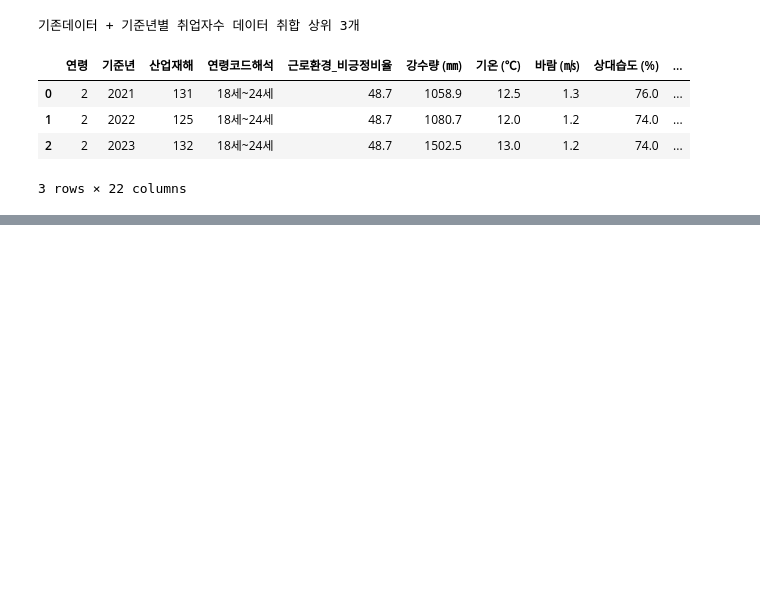
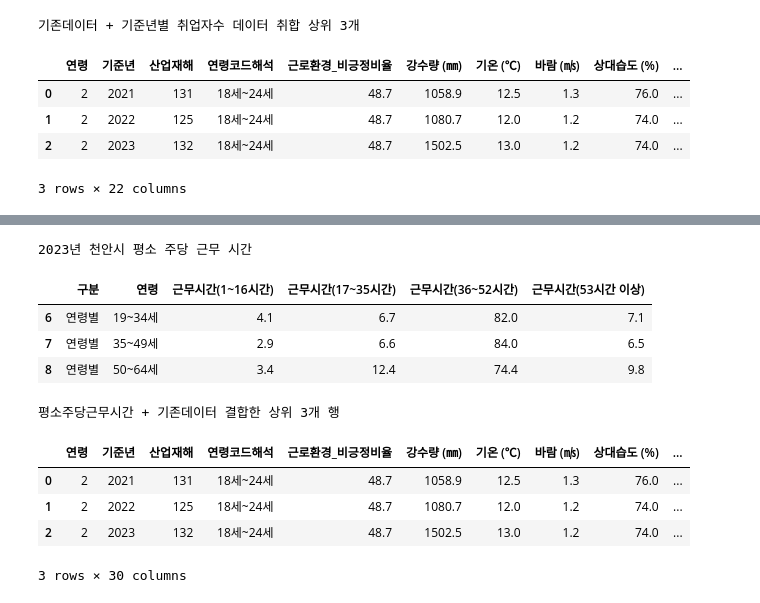
Before and after one commit to starpilpython/cheonan_data_contest, a Jupyter notebook: 분석보고서.ipynb, the cells around one changed output, grey strips where cells are left out. Cells and saved outputs as stored; diff of their text form; code cells hidden in the pictures; blank space fills up the shorter version.

```diff
--- a/분석보고서.ipynb
+++ b/분석보고서.ipynb
@@ -429,0 +442,14 @@ cheonan_oa_df_final
+# %%
+tax_independ = pd.read_csv(r'1. 기초자료\입력변수\천안시_지방재정자립지표.csv')
+tax_independ = tax_independ.T
+tax_independ.columns = tax_independ.iloc[0]
+tax_independ = tax_independ.iloc[2:]
+tax_independ = tax_independ.reset_index(names='기준년')
+tax_independ.columns = ['기준년', '재정자립도', '재정자주도', '기준재정 수요충족도(재정력지수)']
+tax_independ['기준년'] = tax_independ['기준년'].astype(int)
+print('천안시 지방재정자립지표')
+display(tax_independ)
+print()
+print('기존데이터 + 지방재정자립지표 결합 상위 3개행')
+cheonan_oa_df_final = pd.merge(cheonan_oa_df_final,tax_independ,on='기준년',how='left')
+display(cheonan_oa_df_final.head(3))
@@ -429,0 +474,33 @@ cheonan_oa_df_final
+# %%
+work_time = pd.read_csv(r'1. 기초자료\입력변수\천안시_평소_근무_시간_2023.csv')
+work_time = work_time[work_time['특성별(1)'] =='연령별'].copy()
+# 컬럼 정리
+work_time.columns = ['구분','연령','근무시간(1~16시간)','근무시간(17~35시간)','근무시간(36~52시간)','근무시간(53시간 이상)']
+# 컬럼 숫자형식으로 통일
+work_time[['근무시간(1~16시간)','근무시간(17~35시간)','근무시간(36~52시간)','근무시간(53시간 이상)']] = \
+    work_time[['근무시간(1~16시간)','근무시간(17~35시간)','근무시간(36~52시간)','근무시간(53시간 이상)']].astype('float')
+
+print('2023년 천안시 평소 주당 근무 시간')
+display(work_time)
+
+# 기존 종속변수와 각 근무시간 결합
+for col in ['근무시간(1~16시간)','근무시간(17~35시간)','근무시간(36~52시간)','근무시간(53시간 이상)']:
+    cheonan_oa_df_final[col] = cheonan_oa_df_final.apply(
+        lambda x: work_time[work_time['연령']=='19~34세'][col].values[0] if x['연령'] <=4
+        else work_time[work_time['연령']=='35~49세'][col].values[0] if x['연령'] <=7
+        else work_time[work_time['연령']=='50~64세'][col].values[0],axis=1 ,)
+
+print('평소주당근무시간 + 기존데이터 결합한 상위 3개 행')
+display(cheonan_oa_df_final.head(3))
+# %% [output]
+2023년 천안시 평소 주당 근무 시간
+|  | 구분 | 연령 | 근무시간(1~16시간) | 근무시간(17~35시간) | 근무시간(36~52시간) | 근무시간(53시간 이상) |
+| 6 | 연령별 | 19~34세 | 4.1 | 6.7 | 82.0 | 7.1 |
+| 7 | 연령별 | 35~49세 | 2.9 | 6.6 | 84.0 | 6.5 |
+| 8 | 연령별 | 50~64세 | 3.4 | 12.4 | 74.4 | 9.8 |
+평소주당근무시간 + 기존데이터 결합한 상위 3개 행
+|  | 연령 | 기준년 | 산업재해 | 연령코드해석 | 근로환경_비긍정비율 | 강수량 (㎜) | 기온 (℃) | 바람 (㎧) | 상대습도 (%) | ... |
+| 0 | 2 | 2021 | 131 | 18세~24세 | 48.7 | 1058.9 | 12.5 | 1.3 | 76.0 | ... |
+| 1 | 2 | 2022 | 125 | 18세~24세 | 48.7 | 1080.7 | 12.0 | 1.2 | 74.0 | ... |
+| 2 | 2 | 2023 | 132 | 18세~24세 | 48.7 | 1502.5 | 13.0 | 1.2 | 74.0 | ... |
+3 rows × 30 columns
```
Also changed, not shown: parts of 16 cells of this notebook.
